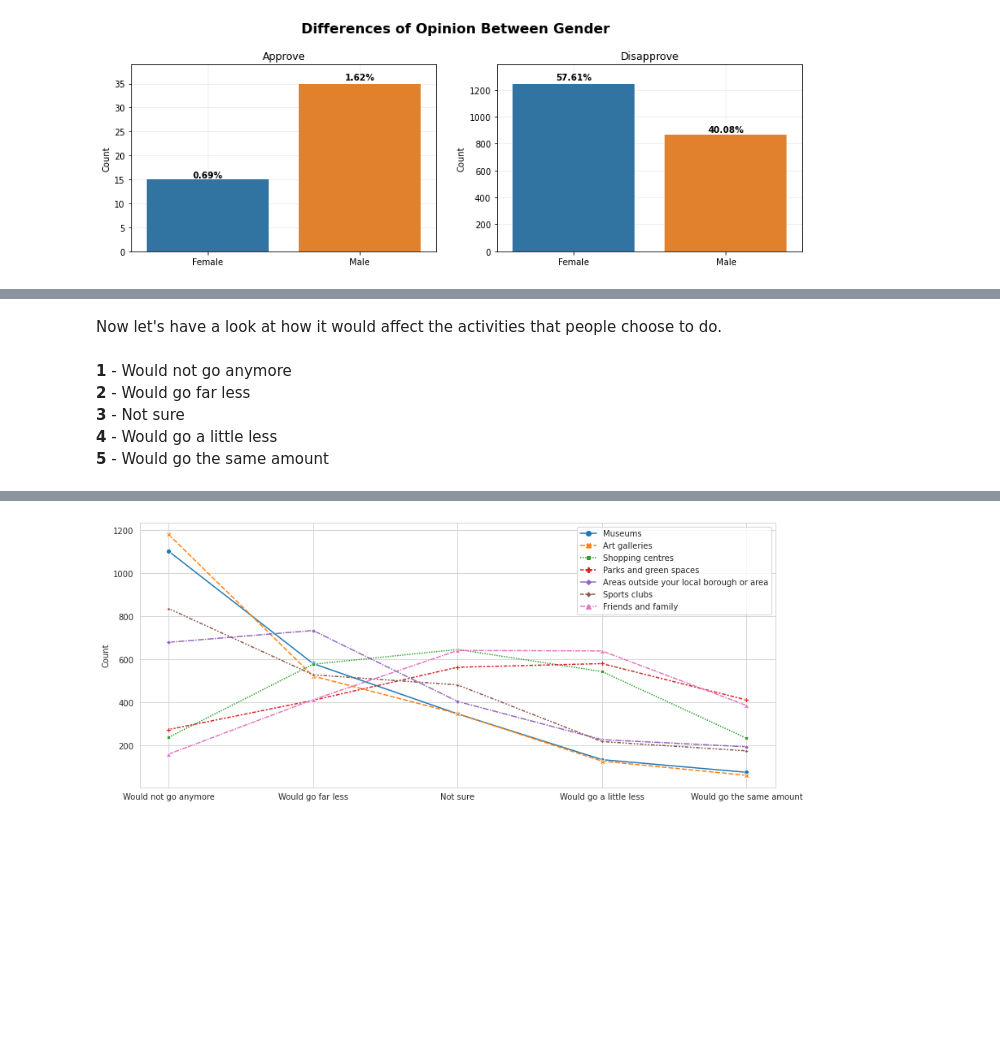
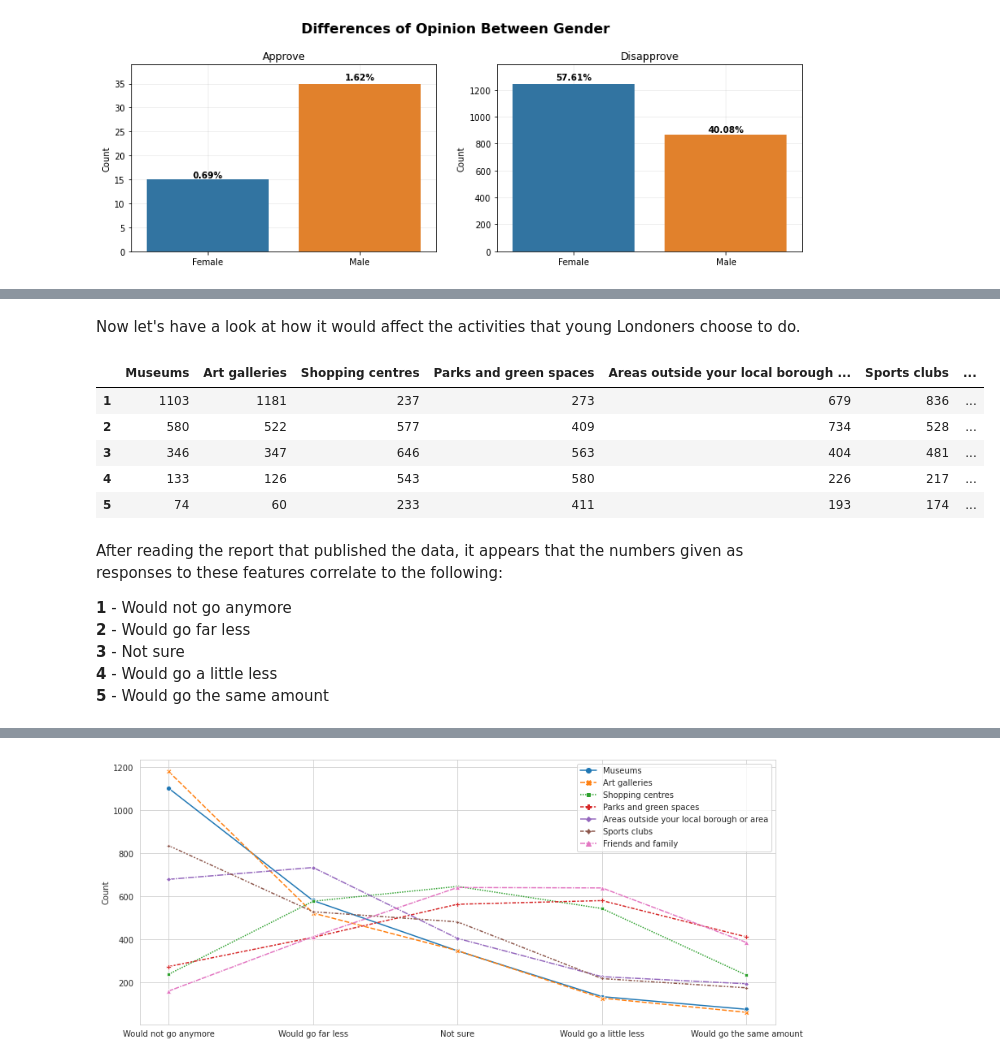
Before and after one commit to dan-grant-hunter/London_Free_Transport, a Jupyter notebook: london_free_transport.ipynb, the cells around one changed output, grey strips where cells are left out. Cells and saved outputs as stored; diff of their text form; code cells hidden in the pictures; blank space fills up the shorter version.

```diff
--- a/london_free_transport.ipynb
+++ b/london_free_transport.ipynb
@@ -632,13 +652,23 @@ for feature in df.columns[6:12]:
 # %% [markdown]
-Now let's have a look at how it would affect the activities that people choose to do.
+Now let's have a look at how it would affect the activities that young Londoners choose to do.
 # %%
 # Create activities df
 df_activities = pd.DataFrame()
 for i in df.columns[19:]:
     series = df[i].value_counts().sort_index()
     col = i.split('_')[1]
     df_activities[col] = series
+df_activities.head()
+# %% [output]
+|  | Museums | Art galleries | Shopping centres | Parks and green spaces | Areas outside your local borough ... | Sports clubs | ... |
+| 1 | 1103 | 1181 | 237 | 273 | 679 | 836 | ... |
+| 2 | 580 | 522 | 577 | 409 | 734 | 528 | ... |
+| 3 | 346 | 347 | 646 | 563 | 404 | 481 | ... |
+| 4 | 133 | 126 | 543 | 580 | 226 | 217 | ... |
+| 5 | 74 | 60 | 233 | 411 | 193 | 174 | ... |
 # %% [markdown]
+After reading the report that published the data, it appears that the numbers given as responses to these features correlate to the following:
+
 **1** - Would not go anymore
 **2** - Would go far less
 **3** - Not sure
```
Also changed, not shown: parts of 77 cells of this notebook.
